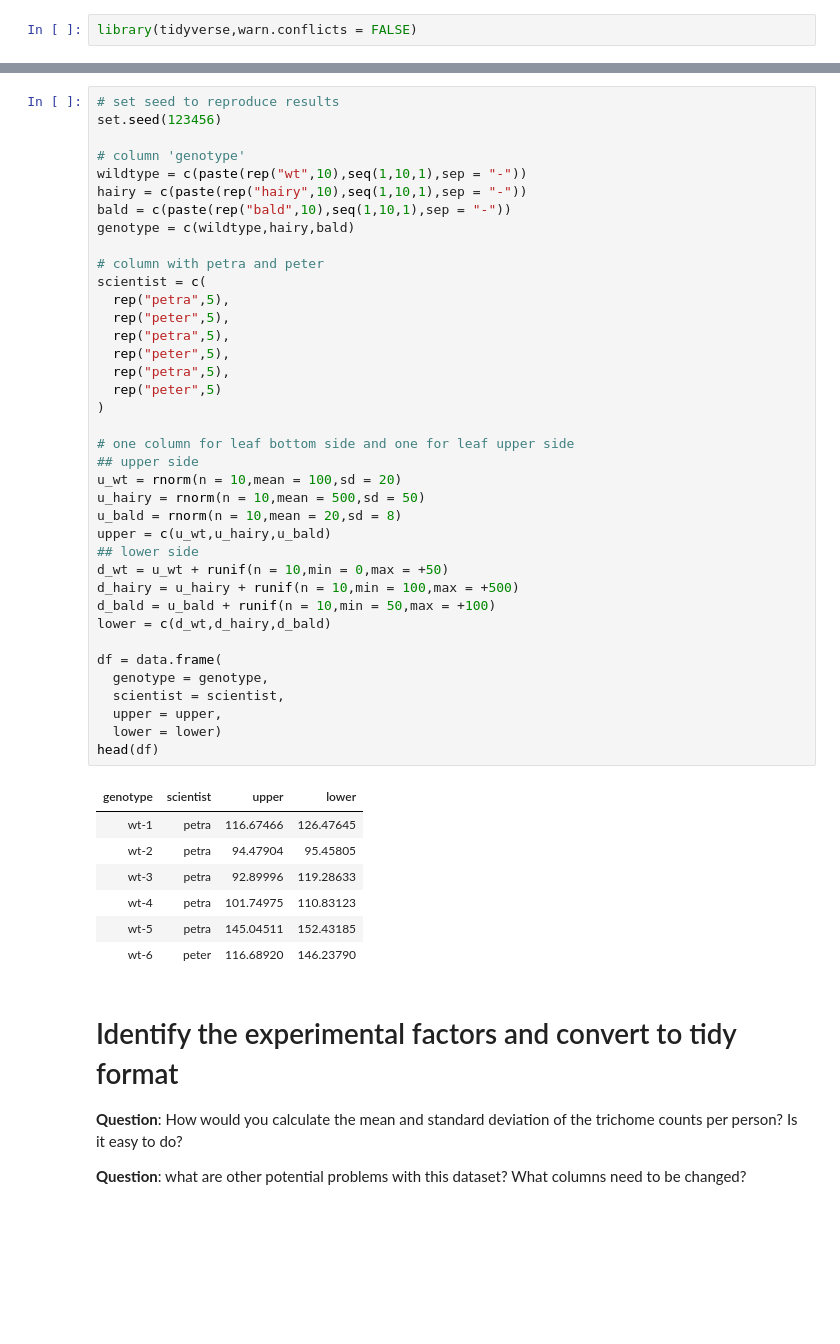
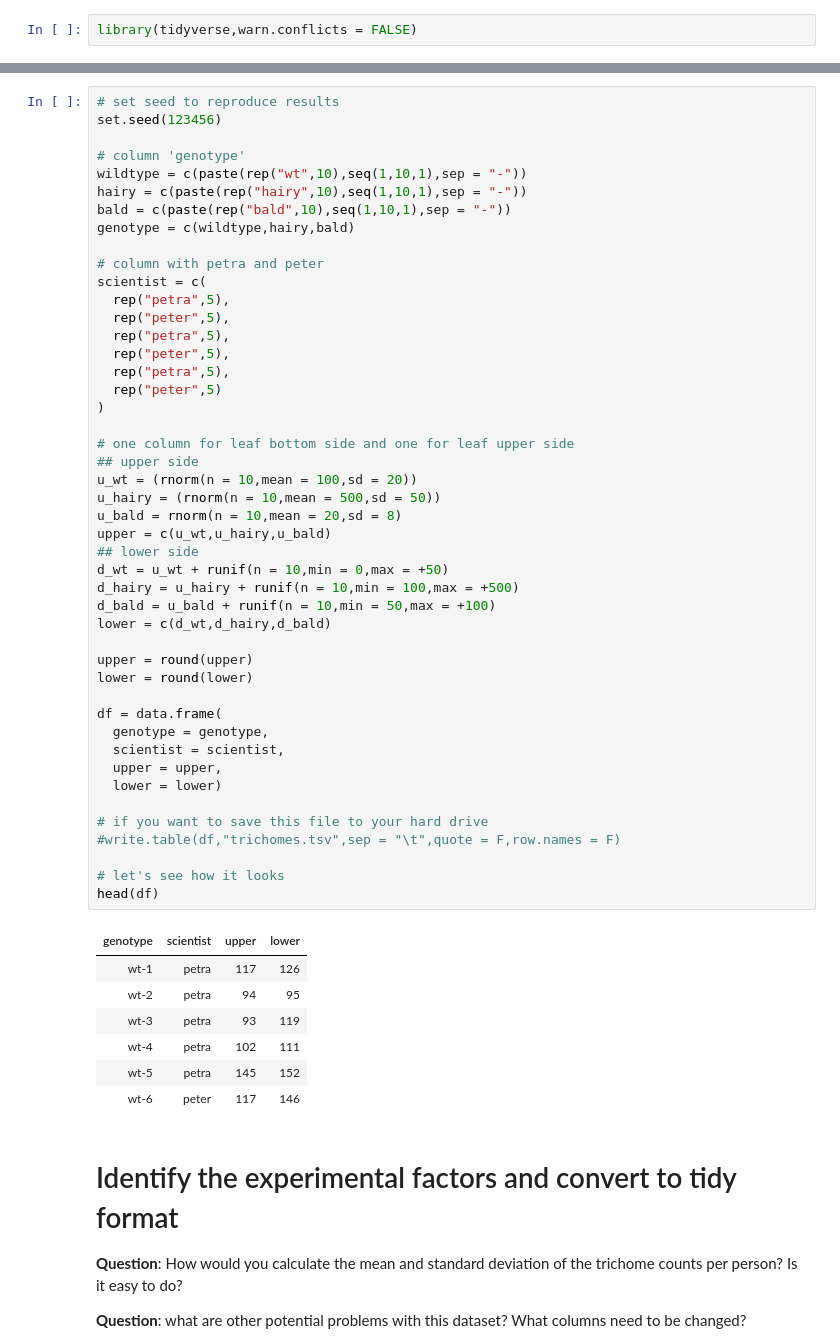
Before and after one commit to jedgroev/SGWebsite, a Jupyter notebook: lessons/20190219_tidyverse_Marc/from_messy_to_tidy.ipynb, the cells around one changed output, grey strips where cells are left out. Cells and saved outputs as stored; diff of their text form; blank space fills up the shorter version.

```diff
--- a/lessons/20190219_tidyverse_Marc/from_messy_to_tidy.ipynb
+++ b/lessons/20190219_tidyverse_Marc/from_messy_to_tidy.ipynb
@@ -27,41 +51,49 @@ bald = c(paste(rep("bald",10),seq(1,10,1),sep = "-"))
 genotype = c(wildtype,hairy,bald)
 
 # column with petra and peter
 scientist = c(
   rep("petra",5),
   rep("peter",5),
   rep("petra",5),
   rep("peter",5),
   rep("petra",5),
   rep("peter",5)
 )
 
 # one column for leaf bottom side and one for leaf upper side
 ## upper side
-u_wt = rnorm(n = 10,mean = 100,sd = 20)
-u_hairy = rnorm(n = 10,mean = 500,sd = 50)
+u_wt = (rnorm(n = 10,mean = 100,sd = 20))
+u_hairy = (rnorm(n = 10,mean = 500,sd = 50))
 u_bald = rnorm(n = 10,mean = 20,sd = 8)
 upper = c(u_wt,u_hairy,u_bald)
 ## lower side
 d_wt = u_wt + runif(n = 10,min = 0,max = +50)
 d_hairy = u_hairy + runif(n = 10,min = 100,max = +500)
 d_bald = u_bald + runif(n = 10,min = 50,max = +100)
 lower = c(d_wt,d_hairy,d_bald)
 
+upper = round(upper)
+lower = round(lower)
+
 df = data.frame(
   genotype = genotype,
   scientist = scientist,
   upper = upper,
   lower = lower)
+
+# if you want to save this file to your hard drive
+#write.table(df,"trichomes.tsv",sep = "\t",quote = F,row.names = F)
+
+# let's see how it looks
 head(df)
 # %% [output]
 | genotype | scientist | upper | lower |
-| wt-1 | petra | 116.67466 | 126.47645 |
-| wt-2 | petra | 94.47904 | 95.45805 |
-| wt-3 | petra | 92.89996 | 119.28633 |
-| wt-4 | petra | 101.74975 | 110.83123 |
-| wt-5 | petra | 145.04511 | 152.43185 |
-| wt-6 | peter | 116.68920 | 146.23790 |
+| wt-1 | petra | 117 | 126 |
+| wt-2 | petra | 94 | 95 |
+| wt-3 | petra | 93 | 119 |
+| wt-4 | petra | 102 | 111 |
+| wt-5 | petra | 145 | 152 |
+| wt-6 | peter | 117 | 146 |
 # %% [markdown]
 # Identify the experimental factors and convert to tidy format
 
```
Also changed, not shown: parts of 7 cells of this notebook.
